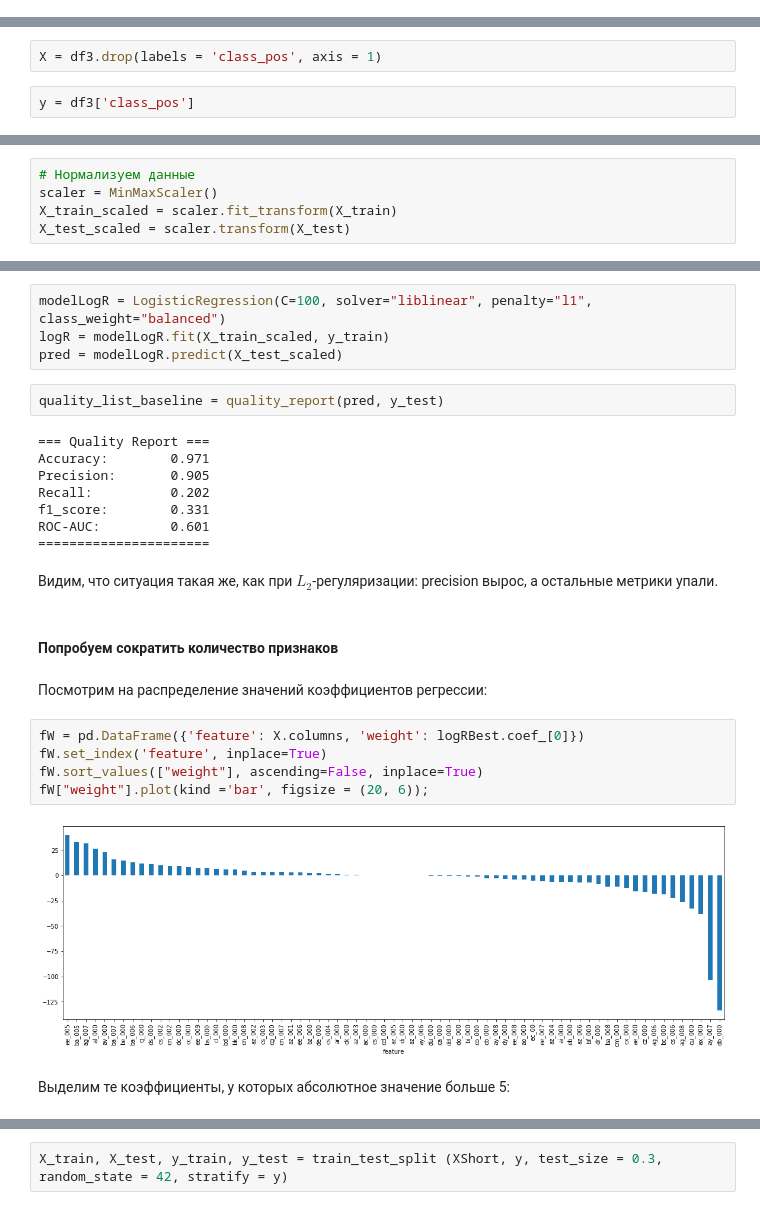
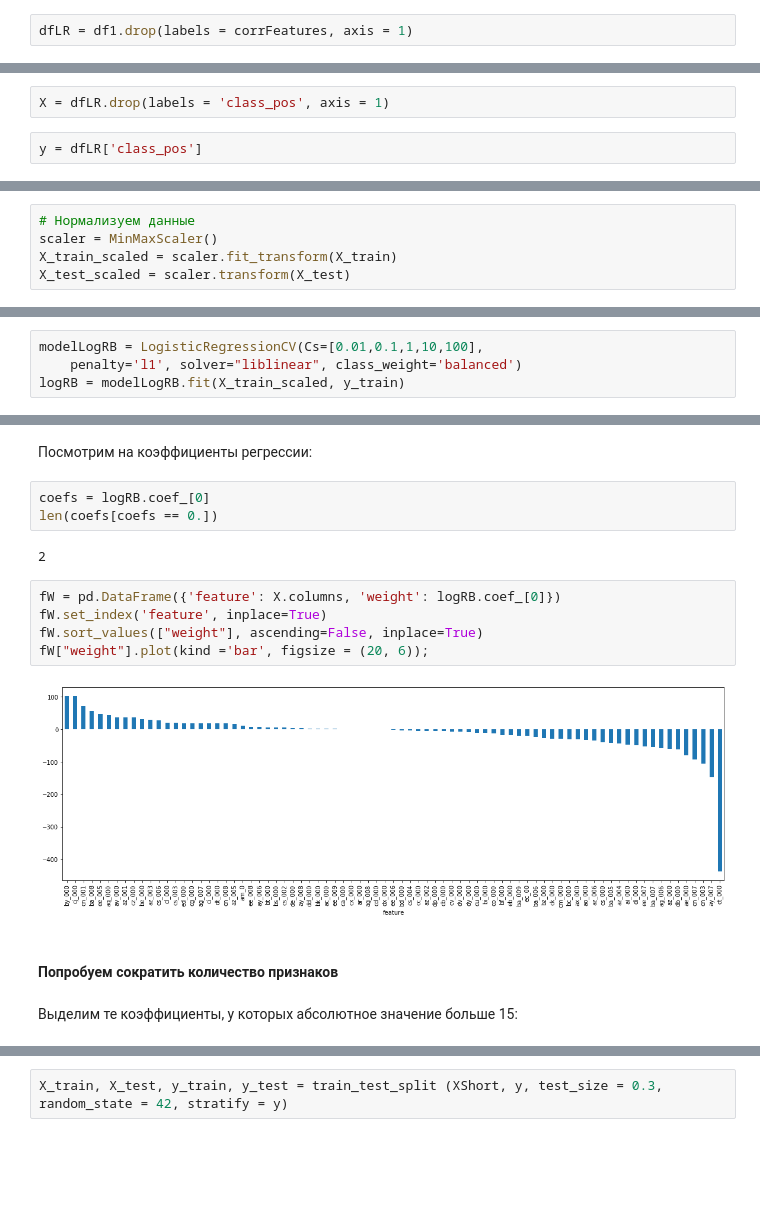
Before and after one commit to AlexRozhd/mlWork, a Jupyter notebook: hw4.ipynb, the cells around one changed output, grey strips where cells are left out. Drawn from its saved outputs; the diff is of its cells as text; blank space fills up the shorter version.

Commit message:
Home work 4: add Logistic Regression cross validation; 	     add KNN cross validation

```diff
--- a/hw4.ipynb
+++ b/hw4.ipynb
@@ -209,0 +204,2 @@ df3.head()
+# %%
+dfLR = df1.drop(labels = corrFeatures, axis = 1)
@@ -215,7 +249,7 @@ from sklearn.model_selection import train_test_split
 # %%
-X = df3.drop(labels = 'class_pos', axis = 1)
+X = dfLR.drop(labels = 'class_pos', axis = 1)
 # %%
-y = df3['class_pos']
+y = dfLR['class_pos']
 # %%
 X_train, X_test, y_train, y_test = train_test_split (X, y, test_size = 0.3, random_state = 42, stratify = y)
 # %%
@@ -266 +267,5 @@ pred = modelLogR.predict(X_test_scaled)
+# %%
+modelLogRB = LogisticRegressionCV(Cs=[0.01,0.1,1,10,100],
+    penalty='l1', solver="liblinear", class_weight='balanced')
+logRB = modelLogRB.fit(X_train_scaled, y_train)
 # %%
@@ -314,32 +283,21 @@ ROC-AUC:         0.967
-# %%
-modelLogR = LogisticRegression(C=100, solver="liblinear", penalty="l1", class_weight="balanced")
-logR = modelLogR.fit(X_train_scaled, y_train)
-pred = modelLogR.predict(X_test_scaled)
-# %%
-quality_list_baseline = quality_report(pred, y_test)
-# %% [output]
-=== Quality Report ===
-Accuracy:        0.971
-Precision:       0.905
-Recall:          0.202
-f1_score:        0.331
-ROC-AUC:         0.601
-======================
-# %% [markdown]
-Видим, что ситуация такая же, как при $L_2$-регуляризации: precision вырос, а остальные метрики упали.
+# %% [markdown]
+Посмотрим на коэффициенты регрессии:
+# %%
+coefs = logRB.coef_[0]
+len(coefs[coefs == 0.])
+# %% [output]
+2
+# %%
+fW = pd.DataFrame({'feature': X.columns, 'weight': logRB.coef_[0]})
+fW.set_index('feature', inplace=True)
+fW.sort_values(["weight"], ascending=False, inplace=True)
+fW["weight"].plot(kind ='bar', figsize = (20, 6));
+# %% [output]
+[figure, added]
 # %% [markdown]
 #### Попробуем сократить количество признаков
-# %% [markdown]
-Посмотрим на распределение значений коэффициентов регресcии:
-# %%
-fW = pd.DataFrame({'feature': X.columns, 'weight': logRBest.coef_[0]})
-fW.set_index('feature', inplace=True)
-fW.sort_values(["weight"], ascending=False, inplace=True)
-fW["weight"].plot(kind ='bar', figsize = (20, 6));
-# %% [output]
-[figure, removed]
 # %% [markdown]
-Выделим те коэффициенты, у которых абсолютное значение больше 5:
+Выделим те коэффициенты, у которых абсолютное значение больше 15:
 # %%
 fW.shape
 # %% [output]
```
Also changed, not shown: parts of 78 cells of this notebook.
